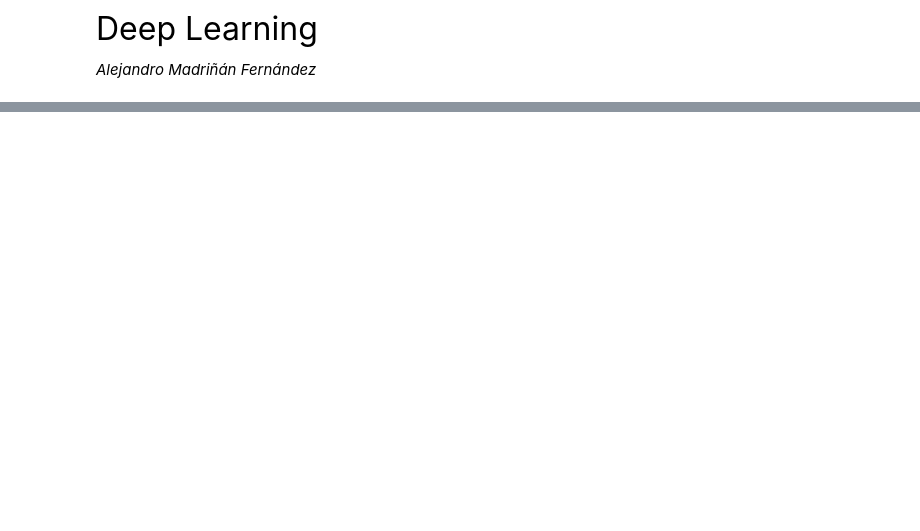
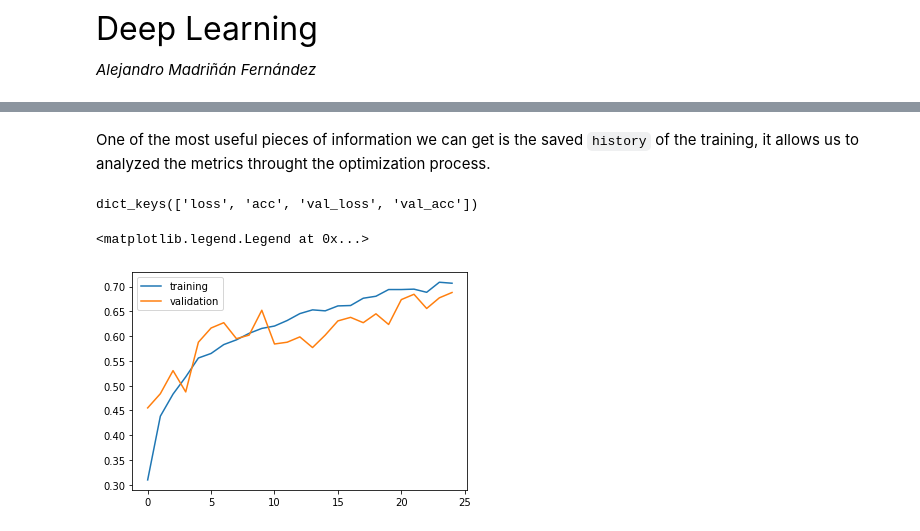
Before and after one commit to alexmadrinanfdez/dl-intro, a Jupyter notebook: dl-intro.ipynb, the cells around one changed output, grey strips where cells are left out. Saved outputs shown, nothing was run; the diff lists cells and outputs as text; code cells hidden in the pictures; blank space fills up the shorter version.

Commit message:
ffnn

```diff
--- a/dl-intro.ipynb
+++ b/dl-intro.ipynb
@@ -134,0 +264,12 @@ An alternative way of gathering more data is generating it from the original sam
+# %%
+# stir label values
+# np.random.RandomState(seed = 1)
+idx = np.random.default_rng().permutation(lab.shape[0]) # random indexes
+size = int(lab.shape[0] * .1)                           # size of sets
+ivalid, itrain = idx[:size], idx[size:]
+# split data into training and validation
+valid, train = obs[ivalid, :], obs[itrain, :]   # observations
+ohe_valid, ohe_train = ohe[ivalid], ohe[itrain] # labels
+
+print('training shape:', train.shape, '\nvalidation shape:', valid.shape)
+print('labels training shape:', ohe_train.shape, '\nlabels validation shape:', ohe_valid.shape)
@@ -134,0 +283,6 @@ An alternative way of gathering more data is generating it from the original sam
+# %%
+valid = valid.reshape(valid.shape[0], -1)
+train = train.reshape(train.shape[0], -1)
+
+print('pixels per image: 36 x 36 =', 36 * 36)
+print('training shape:', train.shape, '\nvalidation shape:', valid.shape)
@@ -134,0 +318,9 @@ An alternative way of gathering more data is generating it from the original sam
+# %%
+ffnn = keras.models.Sequential()
+
+ffnn.add(keras.layers.Dense(units = 512, activation = 'sigmoid', input_dim = train.shape[1]))
+ffnn.add(keras.layers.Dense(units = ohe_train.shape[1], activation = 'softmax'))
+
+ffnn.compile(loss = 'categorical_crossentropy', optimizer = 'sgd', metrics = ['acc']) # accuracy
+
+ffnn.summary()
@@ -134,0 +362,2 @@ An alternative way of gathering more data is generating it from the original sam
+# %%
+history = ffnn.fit(x = train, y = ohe_train, batch_size = 16, epochs = 25, validation_data = (valid, ohe_valid))
@@ -134,0 +419,13 @@ An alternative way of gathering more data is generating it from the original sam
+# %% [markdown]
+One of the most useful pieces of information we can get is the saved `history` of the training, it allows us to analyzed the metrics throught the optimization process.
+# %%
+print(history.history.keys())
+# %% [output]
+dict_keys(['loss', 'acc', 'val_loss', 'val_acc'])
+# %%
+plt.plot(history.history['acc'], label = 'training')
+plt.plot(history.history['val_acc'], label = 'validation')
+plt.legend()
+# %% [output]
+<matplotlib.legend.Legend at 0x...>
+[figure, added]
```
Also changed, not shown: parts of 52 cells of this notebook.
